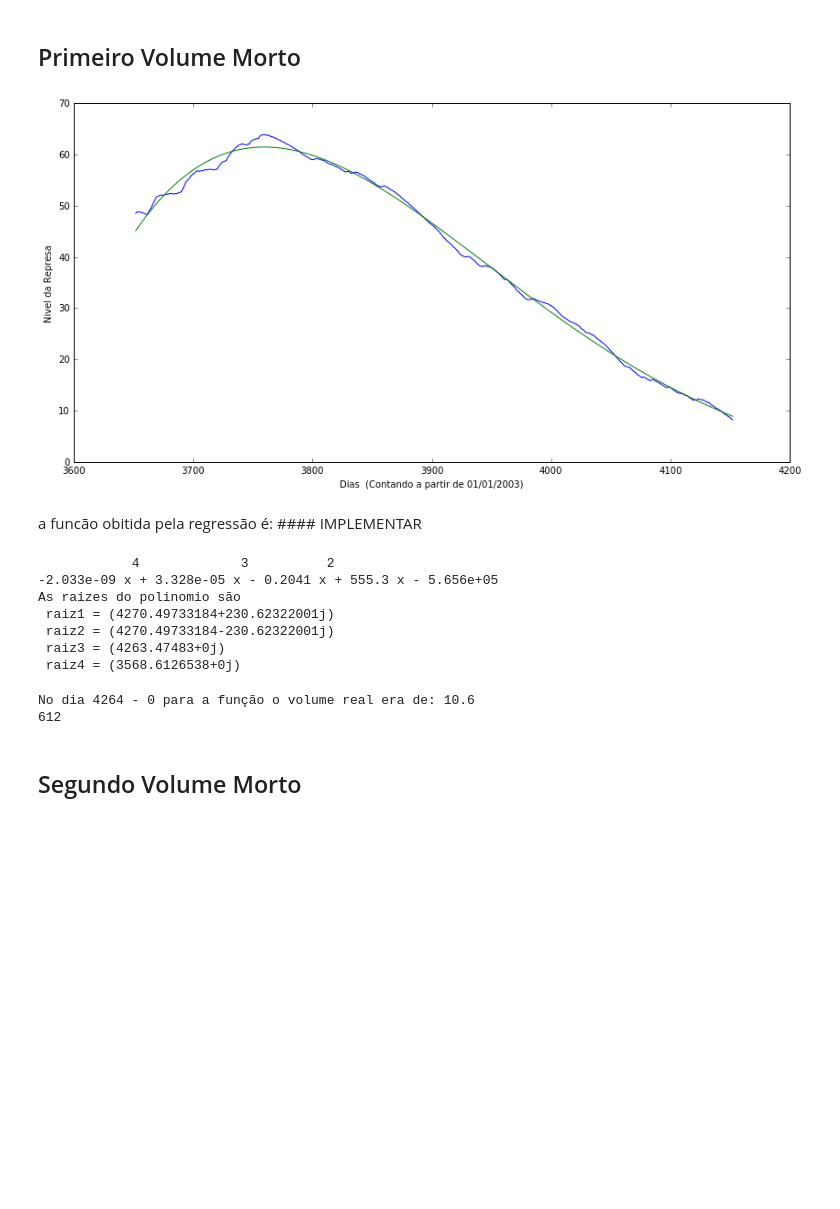
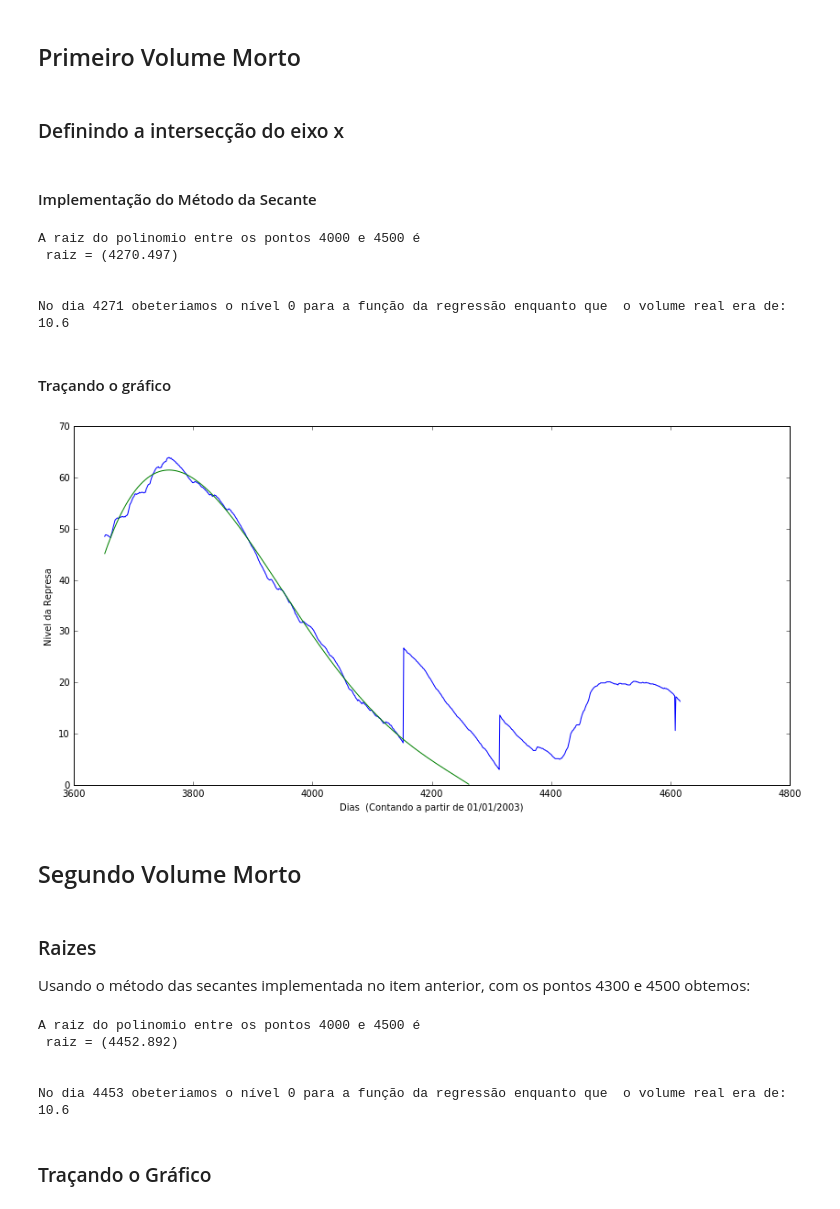
Before and after one commit to faciolihenrique/ms211, a Jupyter notebook: proj1.ipynb, the cells around one changed output. Cells and saved outputs as stored; diff of their text form; code cells hidden in the pictures; blank space fills up the shorter version.

Commit message:
Começo implementaçao de algums métodos

```diff
--- a/proj1.ipynb
+++ b/proj1.ipynb
@@ -105,2 +141,6 @@ Fomos testando polinomios do grau 1 até o grau 18 e avaliamos visualmente que o
 # %% [markdown]
 ## Primeiro Volume Morto
+# %% [markdown]
+### Definindo a intersecção do eixo x
+# %% [markdown]
+#### Implementação do Método da Secante
@@ -107,35 +167,47 @@ Fomos testando polinomios do grau 1 até o grau 18 e avaliamos visualmente que o
+# %%
+coeficientes = np.polyfit(dias[3652:4153],niveis[3652:4153],4)
+polinomio = np.poly1d(coeficientes)
+
+raiz = np.roots(polinomio)
+print('A raiz do polinomio entre os pontos 4000 e 4500 é\n raiz = ' + str(raiz[0])[0:9] + ')')
+
+print("\n\nNo dia " + str(raiz[0]+1)[1:5] + " obeteriamos o nível 0 para a função da regressão enquanto que  o volume real era de: " + str(niveis[4264]) )
+# %% [output]
+A raiz do polinomio entre os pontos 4000 e 4500 é
+ raiz = (4270.497)
+
+
+No dia 4271 obeteriamos o nível 0 para a função da regressão enquanto que  o volume real era de: 10.6
+# %% [markdown]
+#### Traçando o gráfico
 # %%
-coeficientes = np.polyfit(dias[3652:4153],niveis[3652:4153],4)
-polinomio = np.poly1d(coeficientes)
-
-
-plt.plot(dias[3652:4153], niveis[3652:4153], dias[3652:4153], polinomio(dias[3652:4153]))
+plt.plot(dias[3652:], niveis[3652:], dias[3652:4263], polinomio(dias[3652:4263]))
 plt.ylabel('Nivel da Represa')
 plt.xlabel('Dias  (Contando a partir de 01/01/2003)')
 plt.gcf().set_size_inches(14,7)
 plt.show()
 # %% [output]
-[figure, old version]
+[figure, new version]
-# %% [markdown]
-a funcão obitida pela regressão é: #### IMPLEMENTAR
-# %%
-print(polinomio)
-raiz = np.roots(polinomio)
-print('As raizes do polinomio são\n raiz1 = ' + str(raiz[0]) + '\n raiz2 = ' +str(raiz[1]) +'\n raiz3 = ' + str(raiz[2]) + '\n raiz4 = ' +str(raiz[3]) )
-# %% [output]
-            4             3          2
--2.033e-09 x + 3.328e-05 x - 0.2041 x + 555.3 x - 5.656e+05
-As raizes do polinomio são
- raiz1 = (4270.49733184+230.62322001j)
- raiz2 = (4270.49733184-230.62322001j)
- raiz3 = (4263.47483+0j)
- raiz4 = (3568.6126538+0j)
-# %%
-print("No dia 4264 - 0 para a função o volume real era de: " + str(niveis[4264]) )
-print(4264 - 3652)
-# %% [output]
-No dia 4264 - 0 para a função o volume real era de: 10.6
-612
 # %% [markdown]
 ## Segundo Volume Morto
+# %% [markdown]
+### Raizes
+
+Usando o método das secantes implementada no item anterior, com os pontos 4300 e 4500 obtemos:
+# %%
+coeficientes = np.polyfit(dias[4314:4415],niveis[4314:4415],3)
+polinomio = np.poly1d(coeficientes)
+
+raiz = np.roots(polinomio)
+print('A raiz do polinomio entre os pontos 4000 e 4500 é\n raiz = ' + str(raiz[0])[0:9] + ')')
+
+print("\n\nNo dia " + str(raiz[0]+1)[1:5] + " obeteriamos o nível 0 para a função da regressão enquanto que  o volume real era de: " + str(niveis[4264]) )
+# %% [output]
+A raiz do polinomio entre os pontos 4000 e 4500 é
+ raiz = (4452.892)
+
+
+No dia 4453 obeteriamos o nível 0 para a função da regressão enquanto que  o volume real era de: 10.6
+# %% [markdown]
+### Traçando o Gráfico
 # %%
```
Also changed, not shown: parts of 22 cells of this notebook.
